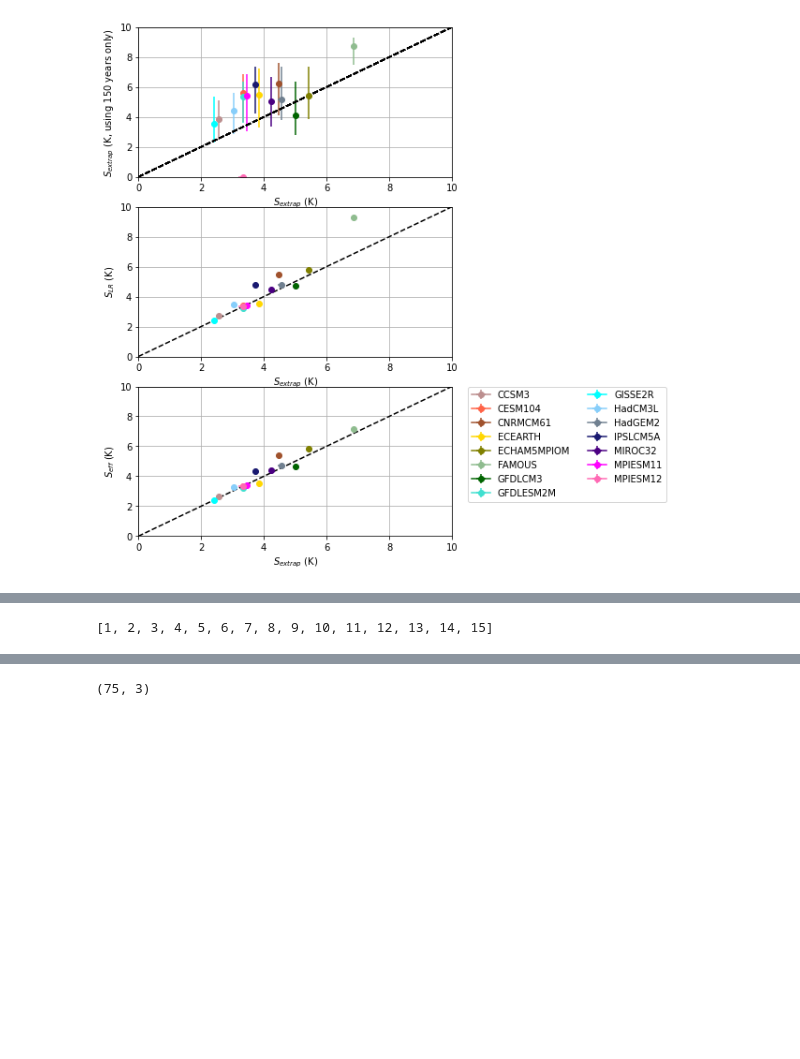
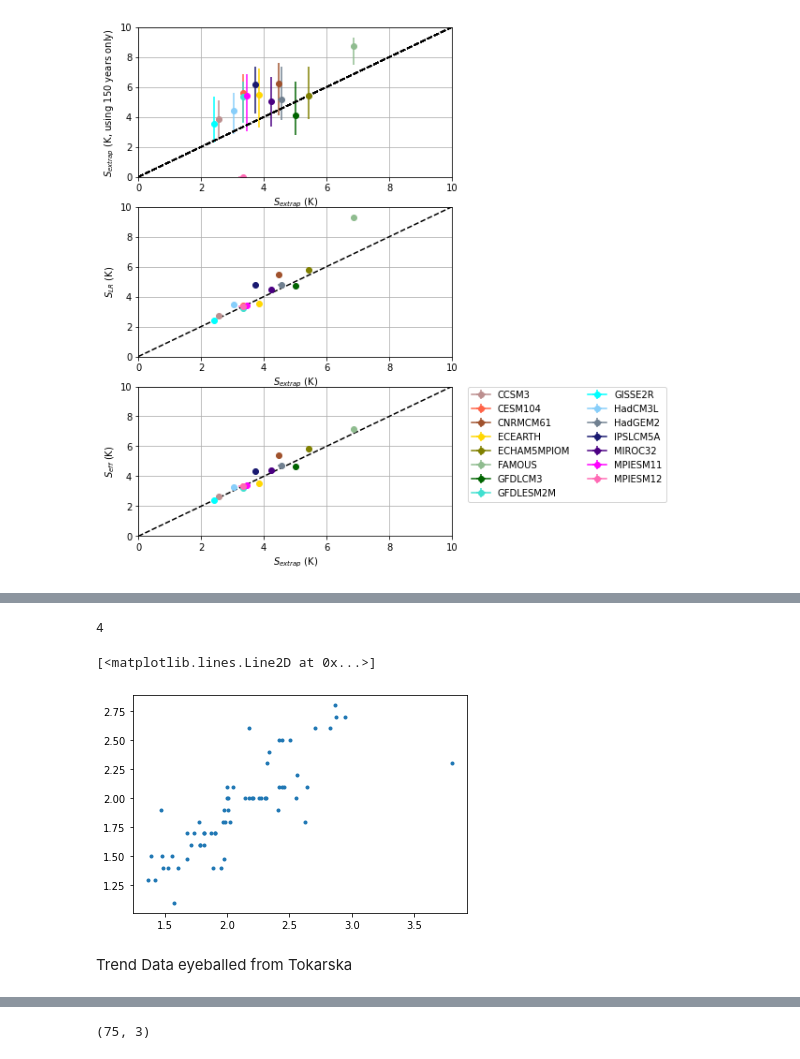
Before and after one commit to benmsanderson/ECS_Bayesian, a Jupyter notebook: 4xco2_bayesian.ipynb, the cells around one changed output, grey strips where cells are left out. Cells and saved outputs as stored; diff of their text form; code cells hidden in the pictures; blank space fills up the shorter version.

```diff
--- a/4xco2_bayesian.ipynb
+++ b/4xco2_bayesian.ipynb
@@ -1138,3 +1039,25 @@ axes[2].legend(handles=p1, ncol=2,bbox_to_anchor=(1.05, 1), loc='upper left', bo
 axes[2].grid()
 # %% [output]
 [figure]
+# %%
+from google.colab import auth
+auth.authenticate_user()
+
+import gspread
+from google.auth import default
+creds, _ = default()
+
+gc = gspread.authorize(creds)
+
+worksheet = gc.open('ECSTCR').sheet1
+
+# get_all_values gives a list of rows.
+rows = worksheet.get_all_values()
+
+
+# Convert to a DataFrame and render.
+import pandas as pd
+df=pd.DataFrame.from_records(rows)
+df=df.rename(columns=df.iloc[0]).drop(df.index[0])
+df=df.set_index('Model')
+df
@@ -1141,3 +1079,31 @@ axes[2].grid()
+# %%
+len(df.loc[mdl].ECS)
+# %% [output]
+4
+# %%
+snsmhl=np.nan*np.zeros(len(mdlslr))
+tcrmhl=np.nan*np.zeros(len(mdlslr))
+
+for i,mdl in enumerate(mdlslr):
+  if mdl in df.index:
+    if len(df.loc[mdl].ECS)>0:
+      snsmhl[i]=df.loc[mdl].ECS
+    else:
+      snsmhl[i]-np.nan
+    if len(df.loc[mdl].TCR)>0:
+      tcrmhl[i]=df.loc[mdl].TCR
+    else:
+      tcrmhl[i]-np.nan
+  else:
+    snsmhl[i]=np.nan
+    tcrmhl[i]=np.nan
+# %%
+plt.plot(ttcr,tcrmhl,'.')
+# %% [output]
+[<matplotlib.lines.Line2D at 0x...>]
+[figure, added]
+# %% [markdown]
+Trend Data eyeballed from Tokarska
 # %%
 trnd20={}
 trnd20['CCSM3']=0.3 #meehl https://doi.org/10.1175/JCLI3746.1 (A1B)
@@ -1155,10 +1121,6 @@ trnd20['IPSLCM5A']=0.31
 trnd20['MIROC32']=0.18 #IPCC AR4
 trnd20['MPIESM11']=0.25
 trnd20['MPIESM12']=0.21
-# %%
-uslr
-# %% [output]
-[1, 2, 3, 4, 5, 6, 7, 8, 9, 10, 11, 12, 13, 14, 15]
 # %%
 
 trndlr=[trnd20[mdlslr[us]] for us in uslr]
```
Also changed, not shown: parts of 42 cells of this notebook.
